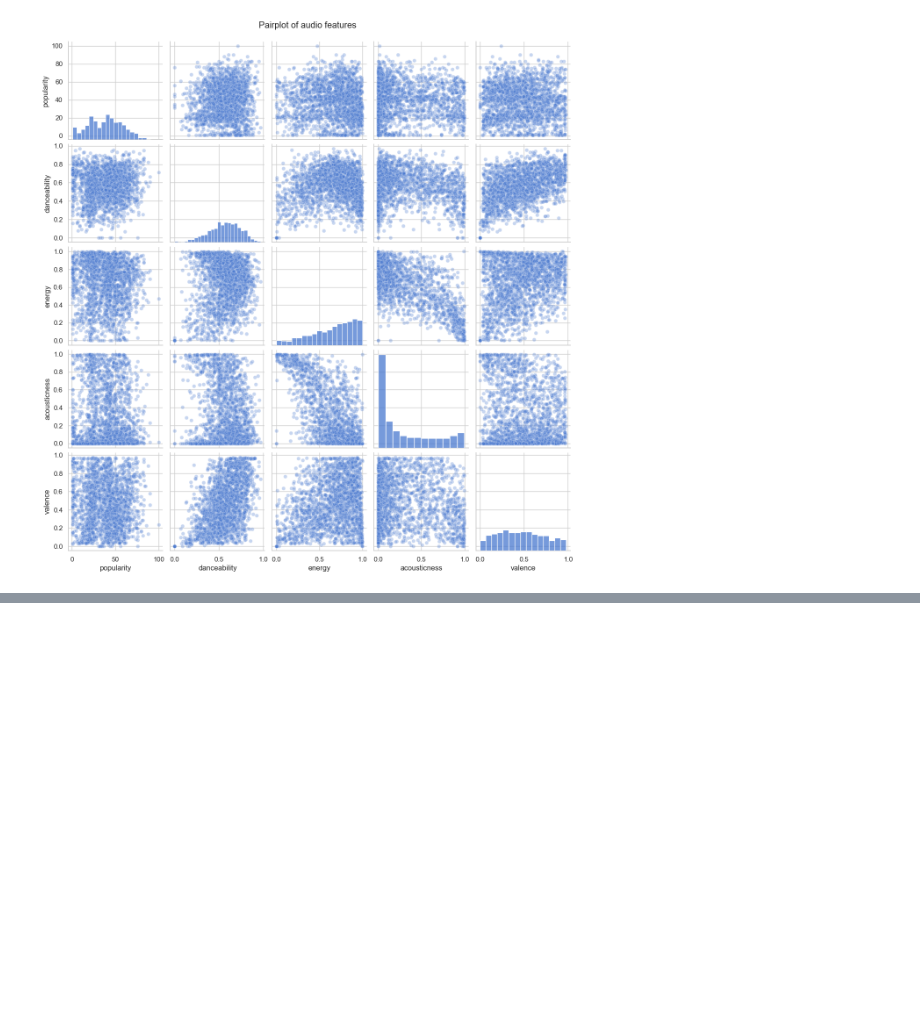
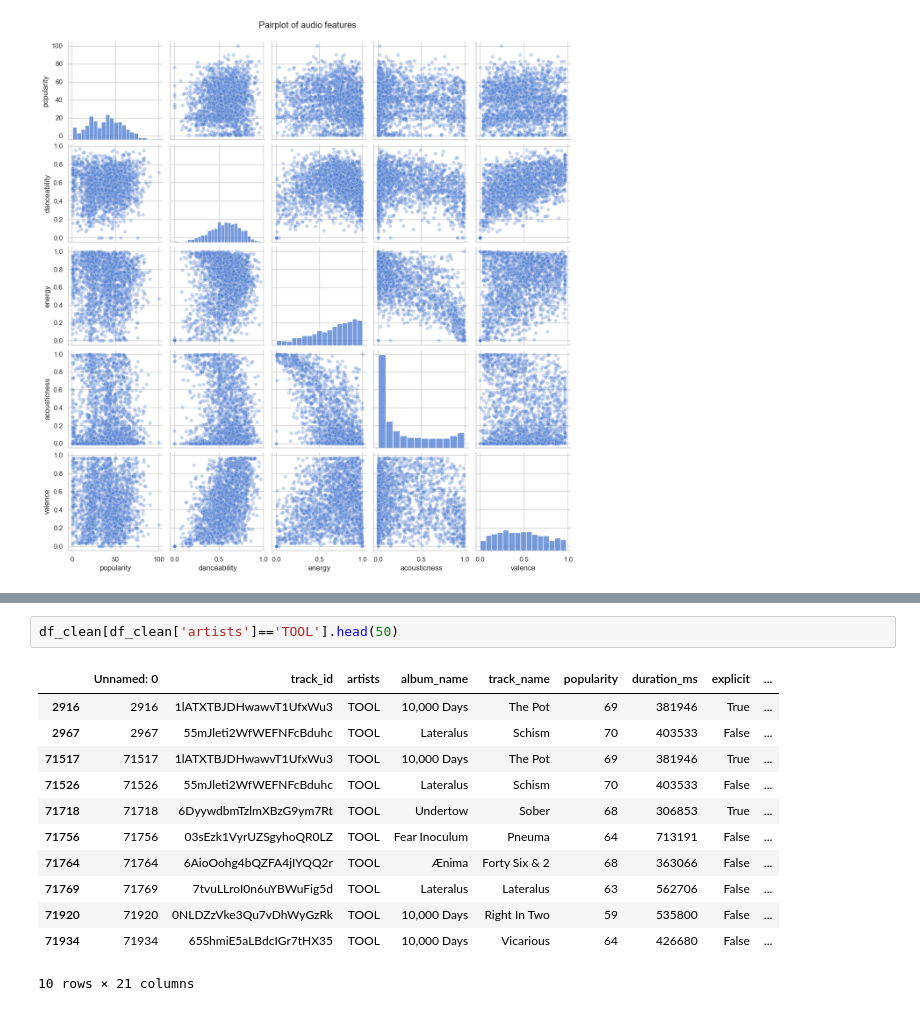
Before and after one commit to Veilard/spotify-tracks-analysis, a Jupyter notebook: main.ipynb, the cells around one changed output, grey strips where cells are left out. Drawn from its saved outputs; the diff is of its cells as text; blank space fills up the shorter version.

```diff
--- a/main.ipynb
+++ b/main.ipynb
@@ -153,0 +241,15 @@ plt.show()
+# %%
+df_clean[df_clean['artists']=='TOOL'].head(50)
+# %% [output]
+|  | Unnamed: 0 | track_id | artists | album_name | track_name | popularity | duration_ms | explicit | ... |
+| 2916 | 2916 | 1lATXTBJDHwawvT1UfxWu3 | TOOL | 10,000 Days | The Pot | 69 | 381946 | True | ... |
+| 2967 | 2967 | 55mJleti2WfWEFNFcBduhc | TOOL | Lateralus | Schism | 70 | 403533 | False | ... |
+| 71517 | 71517 | 1lATXTBJDHwawvT1UfxWu3 | TOOL | 10,000 Days | The Pot | 69 | 381946 | True | ... |
+| 71526 | 71526 | 55mJleti2WfWEFNFcBduhc | TOOL | Lateralus | Schism | 70 | 403533 | False | ... |
+| 71718 | 71718 | 6DyywdbmTzlmXBzG9ym7Rt | TOOL | Undertow | Sober | 68 | 306853 | True | ... |
+| 71756 | 71756 | 03sEzk1VyrUZSgyhoQR0LZ | TOOL | Fear Inoculum | Pneuma | 64 | 713191 | False | ... |
+| 71764 | 71764 | 6AioOohg4bQZFA4jIYQQ2r | TOOL | Ænima | Forty Six & 2 | 68 | 363066 | False | ... |
+| 71769 | 71769 | 7tvuLLroI0n6uYBWuFig5d | TOOL | Lateralus | Lateralus | 63 | 562706 | False | ... |
+| 71920 | 71920 | 0NLDZzVke3Qu7vDhWyGzRk | TOOL | 10,000 Days | Right In Two | 59 | 535800 | False | ... |
+| 71934 | 71934 | 65ShmiE5aLBdcIGr7tHX35 | TOOL | 10,000 Days | Vicarious | 64 | 426680 | False | ... |
+10 rows × 21 columns
```
Also changed, not shown: parts of 5 cells of this notebook.
